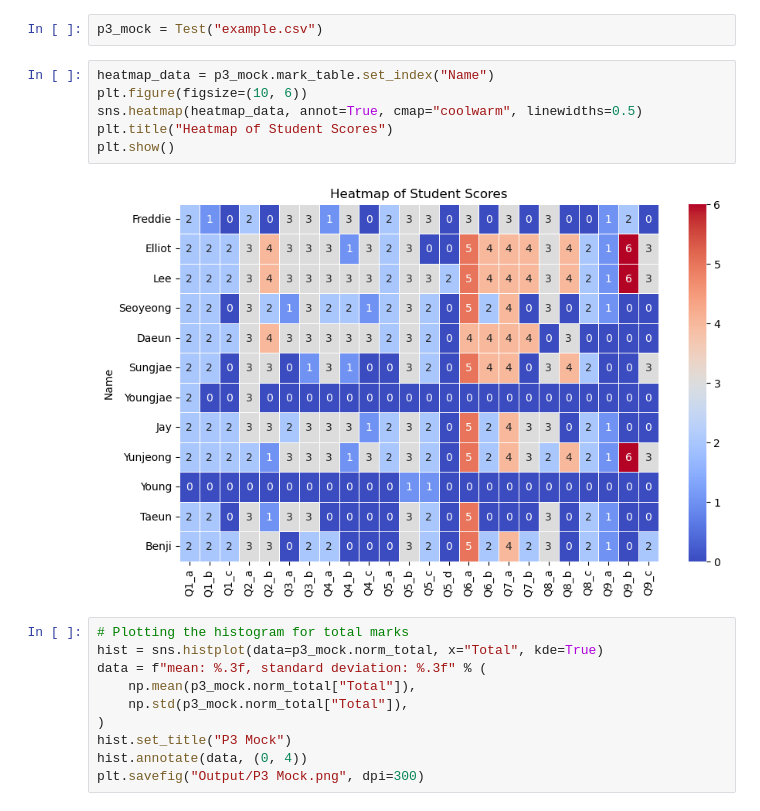
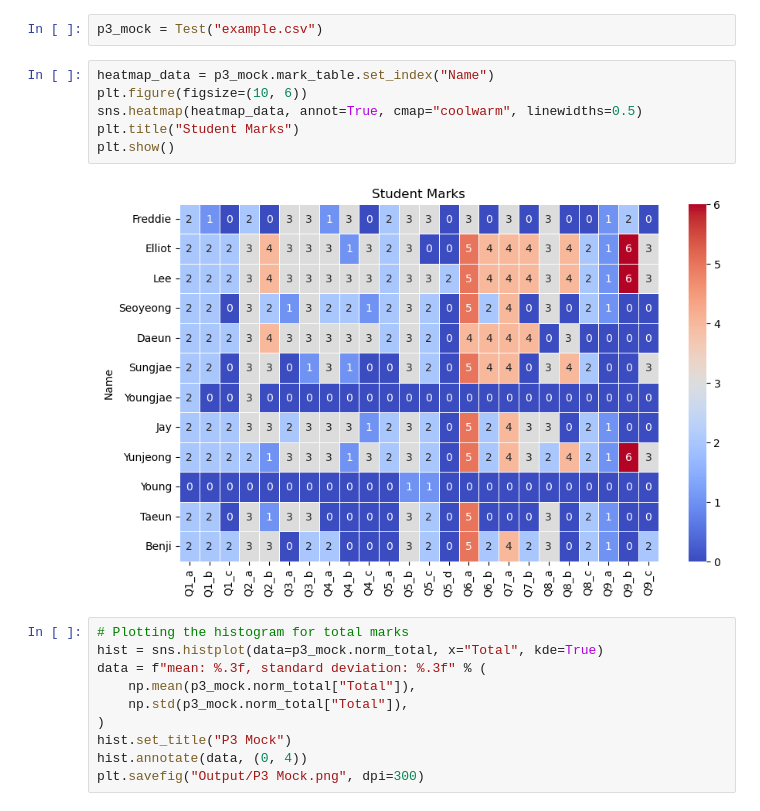
Before and after one commit to dlehdgk/assessments, a Jupyter notebook: example.ipynb, the cells around one changed output. Saved outputs shown, nothing was run; the diff lists cells and outputs as text.

```diff
--- a/example.ipynb
+++ b/example.ipynb
@@ -8,11 +8,11 @@ p3_mock = Test("example.csv")
 # %%
 heatmap_data = p3_mock.mark_table.set_index("Name")
 plt.figure(figsize=(10, 6))
 sns.heatmap(heatmap_data, annot=True, cmap="coolwarm", linewidths=0.5)
-plt.title("Heatmap of Student Scores")
+plt.title("Student Marks")
 plt.show()
 # %% [output]
-[figure, old version]
+[figure, new version]
 # %%
 # Plotting the histogram for total marks
 hist = sns.histplot(data=p3_mock.norm_total, x="Total", kde=True)
```
Also changed, not shown: parts of 1 cell of this notebook, 11 other files.
